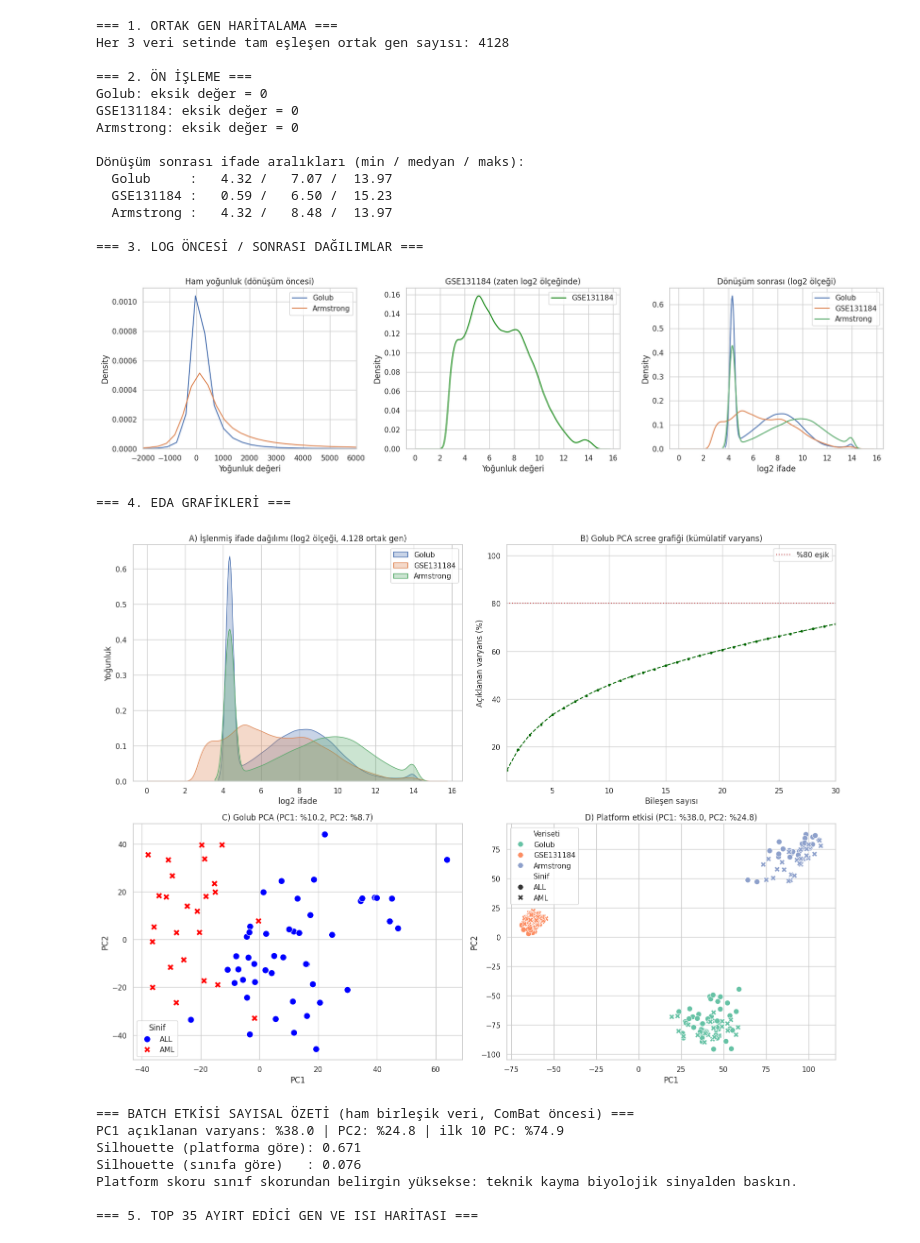
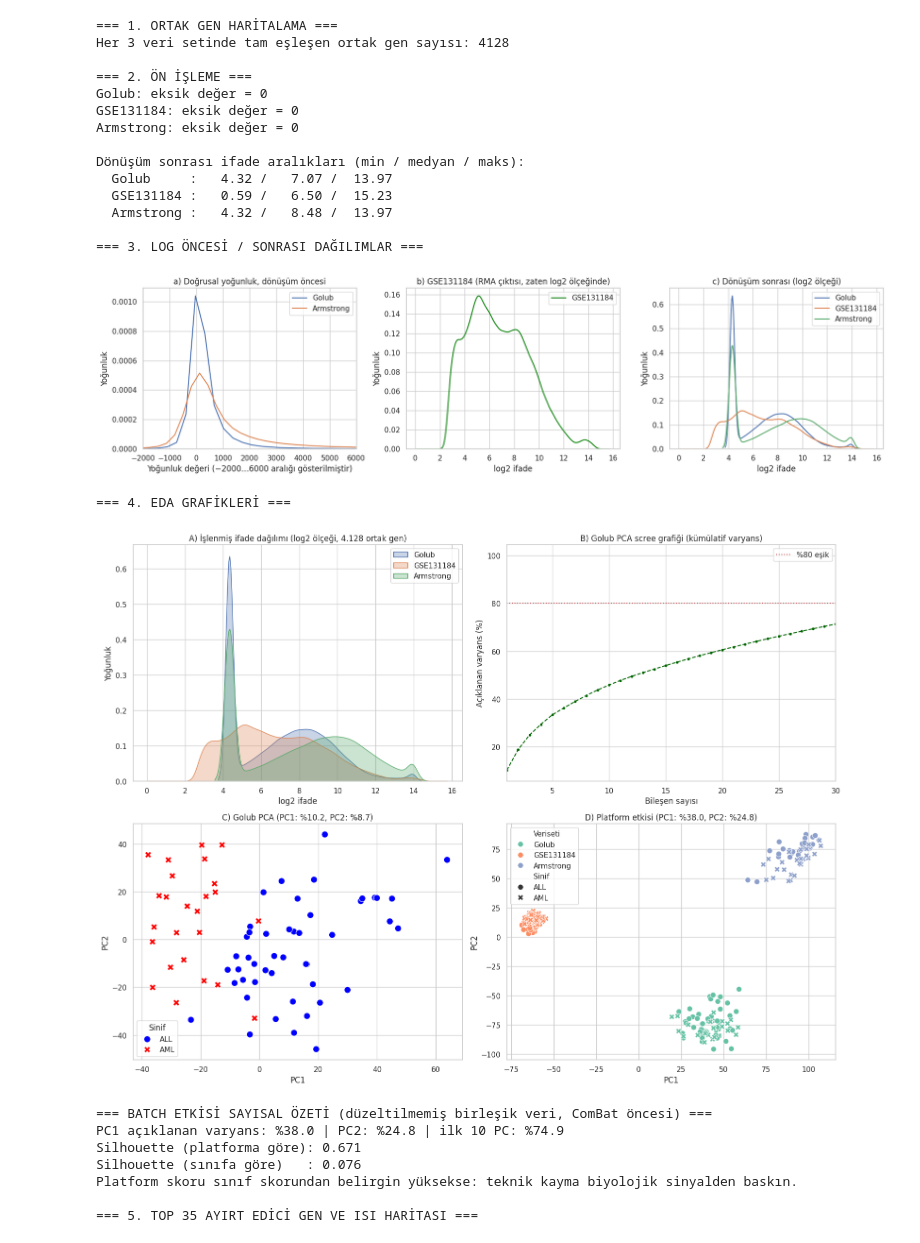
Before and after one commit to iberil/leukemia-gene-expression-analysis, a Jupyter notebook: Golub_ALL_AML_EDA_and_Preprocessing.ipynb, the cells around one changed output. Saved outputs shown, nothing was run; the diff lists cells and outputs as text; code cells hidden in the pictures.

```diff
--- a/Golub_ALL_AML_EDA_and_Preprocessing.ipynb
+++ b/Golub_ALL_AML_EDA_and_Preprocessing.ipynb
@@ -287,9 +332,8 @@ Armstrong hazırlandı:
 # %%
 # Hücre 5: Prob -> HUGO gen sembolü eşleme, ortak gen kesişimi (p_common) ve veri seti özet tablosu
-import mygene
-
 logging.getLogger("biothings.client").setLevel(logging.ERROR)  # sorgu ilerleme satırlarını gizle
 mg = mygene.MyGeneInfo()
+print("MyGene.info sorgu tarihi:", date.today())  # MyGene canlı bir servistir; tarih raporlanmalıdır
 
 def map_probes_to_symbols(probe_ids, query_ids, scopes):
     """Prob -> gen sembolü sözlüğü. Bir sorguya birden fazla sonuç dönerse MyGene'in
@@ -333,13 +377,22 @@ print("\n=== 2. ORTAK GEN KESİŞİMİ (p_common) ===")
 gecersiz = {"", "NAN", "---"}
 p_common_set = (golub_gene_symbols & gse2_genes & gse3_genes) - gecersiz
 p_common_list = sorted(p_common_set)
-print(f"Ortak gen sayısı (p_common): {len(p_common_list)}  (beklenen: 4128)")
+print(f"Ortak gen sayısı (p_common): {len(p_common_list)}  (önceki çalıştırmada: 4128)")
+if len(p_common_list) != 4128:
+    print("UYARI: ortak gen sayısı önceki çalıştırmadan farklı; MyGene.info veritabanı güncellenmiş olabilir. "
+          "Rapordaki 4.128 sayısını ve bağlı sayıları güncelleyin.")
+
+# Yeniden üretilebilirlik: eşleme sonuçlarını ve ortak gen listesini kaydet
+for ad, sozluk in [("golub", prob_to_symbol_golub), ("armstrong", prob_to_symbol_3rd),
+                   ("gse131184", prob_to_gene_gse2)]:
+    pd.Series(sozluk, name="symbol").rename_axis("probe").to_csv(f"map_{ad}_prob_sembol.csv")
+pd.Series(p_common_list, name="gene").to_csv("ortak_genler.csv", index=False)
 
 # --- Rehberin istenen yan yana özet tablo ---
 summary_df_final = pd.DataFrame({
     "Veri seti": ["Golub (ana)", "GSE131184 (benzer)", "Armstrong (3.)"],
     "Platform": ["Affymetrix Hu6800", "Affymetrix HG-U133 Plus 2.0", "Affymetrix HG-U95Av2"],
-    "Ölçek": ["ham yoğunluk", "RMA (log2)", "ham yoğunluk"],
+    "Ölçek": ["doğrusal yoğunluk", "RMA (log2)", "doğrusal yoğunluk"],
     "n": [X_golub.shape[0], X_gse2.shape[0], X_gse3.shape[0]],
     "p (ham)": [X_golub.shape[1], X_gse2.shape[1], X_gse3.shape[1]],
     "ALL": [(y_golub == 0).sum(), (y_gse2 == 0).sum(), (y_gse3 == 0).sum()],
@@ -364,4 +418,5 @@ Ortak gen sayısı (p_common): 4128  (beklenen: 4128)
 # %%
+# Hücre 6: Ortak gen matrisleri, ön işleme, EDA şekilleri, ayırt edici genler
 # ---------------------------------------------------------------
 # 1. ORTAK GENLERİN SEÇİLMESİ
 # ---------------------------------------------------------------
@@ -396,7 +451,7 @@ X_gse3_common.columns = common_genes_strict
 
 # ---------------------------------------------------------------
 # 2. ÖN İŞLEME: ÖLÇEĞE UYGUN DÖNÜŞÜM
-#    Golub ve Armstrong: ham Affymetrix yoğunluğu -> sabit eşikle kırp + log2
+#    Golub ve Armstrong: doğrusal Affymetrix yoğunluğu -> sabit eşikle kırp + log2
 #    GSE131184: zaten log2 ölçeğinde -> dönüşüm uygulanmaz
 #    Eşikler sabit olduğundan veri sızıntısı oluşturmaz.
 # ---------------------------------------------------------------
@@ -409,12 +464,11 @@ X_golub_log = prep_raw(X_golub_common)
 X_gse3_log = prep_raw(X_gse3_common)
 X_gse2_log = X_gse2_common.copy()
 
-# Eksik değer kontrolü;
+# Eksik değer kontrolü (Hücre 2-4'te ham matrislerde sıfır bulundu; burada ortak gen matrislerini doğrularız)
 for ad, X in [("Golub", X_golub_log), ("GSE131184", X_gse2_log), ("Armstrong", X_gse3_log)]:
     n_na = int(X.isna().sum().sum())
     print(f"{ad}: eksik değer = {n_na}")
-    if n_na > 0:
-        X.fillna(X.median(), inplace=True)
+    assert n_na == 0, f"{ad}: eksik değer var; imputasyon eğitim katı içinde yapılmalı"
 
 print("\nDönüşüm sonrası ifade aralıkları (min / medyan / maks):")
 for ad, X in [("Golub", X_golub_log), ("GSE131184", X_gse2_log), ("Armstrong", X_gse3_log)]:
@@ -427,20 +481,23 @@ print("\n=== 3. LOG ÖNCESİ / SONRASI DAĞILIMLAR ===")
 fig0, ax0 = plt.subplots(1, 3, figsize=(17, 4.5))
 for ad, X in [("Golub", X_golub_common), ("Armstrong", X_gse3_common)]:
     sns.kdeplot(X.values.flatten(), ax=ax0[0], label=ad, common_norm=False)
-ax0[0].set_title("Ham yoğunluk (dönüşüm öncesi)")
-ax0[0].set_xlabel("Yoğunluk değeri")
+ax0[0].set_title("a) Doğrusal yoğunluk, dönüşüm öncesi")
+ax0[0].set_xlabel("Yoğunluk değeri (−2000…6000 aralığı gösterilmiştir)")
+ax0[0].set_ylabel("Yoğunluk")
 ax0[0].set_xlim(-2000, 6000)
 ax0[0].legend()
 
 sns.kdeplot(X_gse2_common.values.flatten(), ax=ax0[1], label="GSE131184", color="green")
-ax0[1].set_title("GSE131184 (zaten log2 ölçeğinde)")
-ax0[1].set_xlabel("Yoğunluk değeri")
+ax0[1].set_title("b) GSE131184 (RMA çıktısı, zaten log2 ölçeğinde)")
+ax0[1].set_xlabel("log2 ifade")
+ax0[1].set_ylabel("Yoğunluk")
 ax0[1].legend()
 
 for ad, X in [("Golub", X_golub_log), ("GSE131184", X_gse2_log), ("Armstrong", X_gse3_log)]:
     sns.kdeplot(X.values.flatten(), ax=ax0[2], label=ad, common_norm=False)
-ax0[2].set_title("Dönüşüm sonrası (log2 ölçeği)")
+ax0[2].set_title("c) Dönüşüm sonrası (log2 ölçeği)")
 ax0[2].set_xlabel("log2 ifade")
+ax0[2].set_ylabel("Yoğunluk")
 ax0[2].legend()
 plt.tight_layout()
 plt.savefig("fig_dagilim_oncesi_sonrasi.png", dpi=300)
@@ -506,7 +563,7 @@ plt.savefig("fig_eda_2x2.png", dpi=300)
 plt.show()
 
 # Rapora yazılacak sayısal kanıtlar
-print("\n=== BATCH ETKİSİ SAYISAL ÖZETİ (ham birleşik veri, ComBat öncesi) ===")
+print("\n=== BATCH ETKİSİ SAYISAL ÖZETİ (düzeltilmemiş birleşik veri, ComBat öncesi) ===")
 print(f"PC1 açıklanan varyans: %{ev[0]:.1f} | PC2: %{ev[1]:.1f} | ilk 10 PC: %{ev.sum():.1f}")
 print(f"Silhouette (platforma göre): {silhouette_score(coords, batch_labels):.3f}")
 print(f"Silhouette (sınıfa göre)   : {silhouette_score(coords, y_all_str):.3f}")
@@ -527,6 +584,11 @@ for gene in common_genes_strict:
     _, p = ttest_ind(all_samples[gene], aml_samples[gene], equal_var=False)
     p_vals.append(p)
 p_vals = np.array(p_vals)
+
+n_nan_p = int(np.isnan(p_vals).sum())
+print(f"p-değeri hesaplanamayan (sabit ifadeli) gen sayısı: {n_nan_p}")
+p_vals = np.nan_to_num(p_vals, nan=1.0)  # ayırt edici kanıt yok -> p = 1
+
 fdr = multipletests(p_vals, method='fdr_bh')[1]
 
 res = pd.DataFrame({'gen': common_genes_strict, 'p_ham': p_vals, 'p_FDR': fdr}) \
@@ -539,37 +601,37 @@ top35_genes = res['gen'].head(35).tolist()
 df_heatmap = X_golub_log[top35_genes].T
 df_heatmap.columns = [f"P_{i}_({'ALL' if l == 0 else 'AML'})"
                       for i, l in zip(X_golub_log.index, y_golub.values)]
 
 col_colors = pd.Series(
     ['tab:blue' if l == 0 else 'tab:red' for l in y_golub.values],
     index=df_heatmap.columns
 )
 
 cluster_grid = sns.clustermap(df_heatmap, cmap="vlag", z_score=0, figsize=(14, 11),
                               col_cluster=True, row_cluster=True, col_colors=col_colors)
 cluster_grid.fig.suptitle("Golub: ilk 35 ayırt edici gen için hiyerarşik kümeleme ve ısı haritası "
                           "(mavi: ALL, kırmızı: AML)", y=1.02)
 cluster_grid.savefig("fig_heatmap_top35.png", dpi=300)
 plt.show()
 # %% [output]
 === 1. ORTAK GEN HARİTALAMA ===
 Her 3 veri setinde tam eşleşen ortak gen sayısı: 4128
 
 === 2. ÖN İŞLEME ===
 Golub: eksik değer = 0
 GSE131184: eksik değer = 0
 Armstrong: eksik değer = 0
 
 Dönüşüm sonrası ifade aralıkları (min / medyan / maks):
   Golub     :   4.32 /   7.07 /  13.97
   GSE131184 :   0.59 /   6.50 /  15.23
   Armstrong :   4.32 /   8.48 /  13.97
 
 === 3. LOG ÖNCESİ / SONRASI DAĞILIMLAR ===
-[figure, old version]
+[figure, new version]
 === 4. EDA GRAFİKLERİ ===
 [figure]
-=== BATCH ETKİSİ SAYISAL ÖZETİ (ham birleşik veri, ComBat öncesi) ===
+=== BATCH ETKİSİ SAYISAL ÖZETİ (düzeltilmemiş birleşik veri, ComBat öncesi) ===
 PC1 açıklanan varyans: %38.0 | PC2: %24.8 | ilk 10 PC: %74.9
 Silhouette (platforma göre): 0.671
 Silhouette (sınıfa göre)   : 0.076
```
Also changed, not shown: parts of 8 cells of this notebook.
